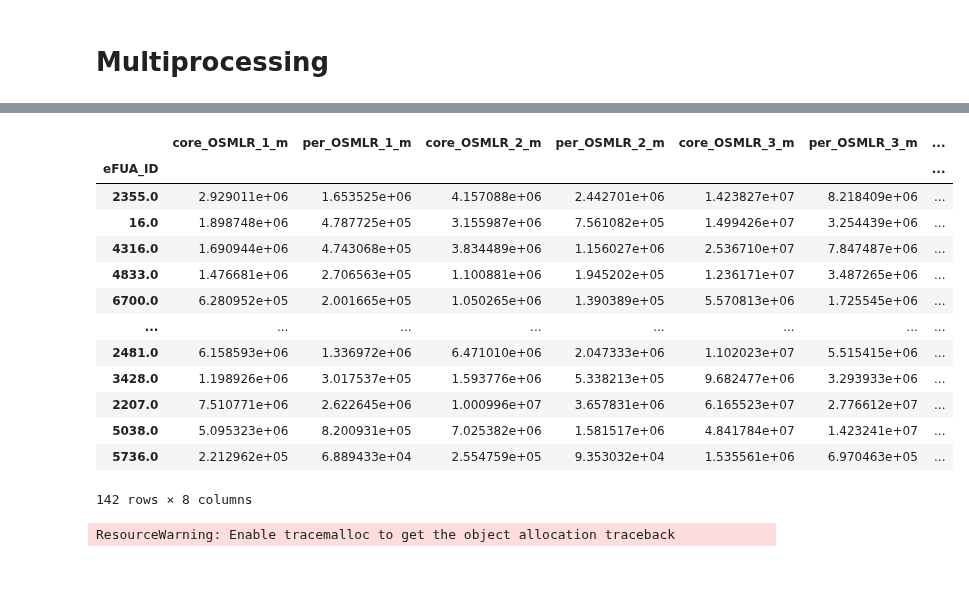
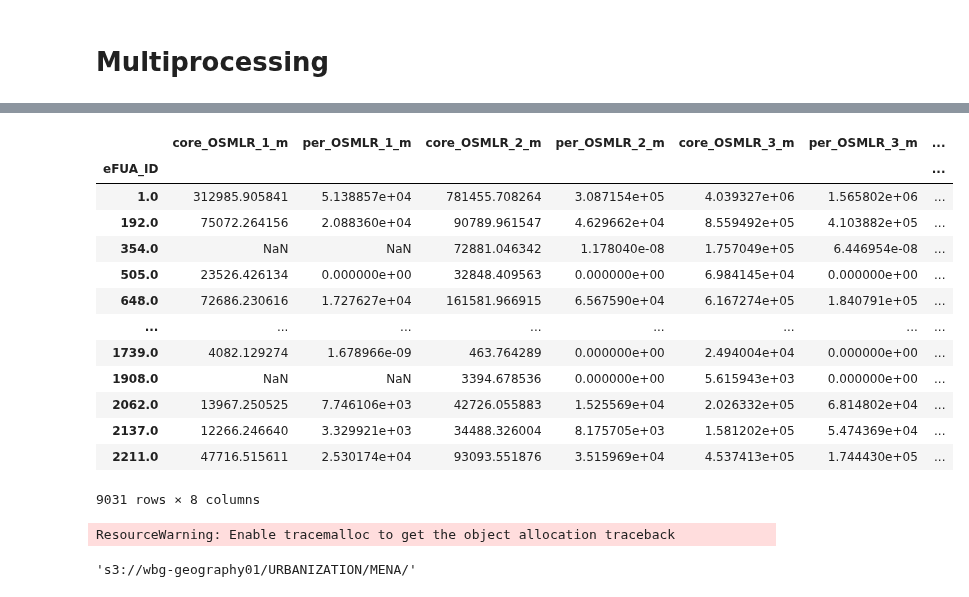
Before and after one commit to worldbank/GOSTurban, a Jupyter notebook: notebooks/Implementations/MENA_Benchmarking/OSM_Road_Length.ipynb, the cells around one changed output, grey strips where cells are left out. Cells and saved outputs as stored; diff of their text form; code cells hidden in the pictures.

Commit message:
"Adding MENA benchmarking analysis"

```diff
--- a/notebooks/Implementations/MENA_Benchmarking/OSM_Road_Length.ipynb
+++ b/notebooks/Implementations/MENA_Benchmarking/OSM_Road_Length.ipynb
@@ -202,26 +271,29 @@ for cur_fua in bad_fua:
-# %%
-fixed_roads
-# %% [output]
-|  | core_OSMLR_1_m | per_OSMLR_1_m | core_OSMLR_2_m | per_OSMLR_2_m | core_OSMLR_3_m | per_OSMLR_3_m | ... |
-| eFUA_ID |  |  |  |  |  |  | ... |
-| 2355.0 | 2.929011e+06 | 1.653525e+06 | 4.157088e+06 | 2.442701e+06 | 1.423827e+07 | 8.218409e+06 | ... |
-| 16.0 | 1.898748e+06 | 4.787725e+05 | 3.155987e+06 | 7.561082e+05 | 1.499426e+07 | 3.254439e+06 | ... |
-| 4316.0 | 1.690944e+06 | 4.743068e+05 | 3.834489e+06 | 1.156027e+06 | 2.536710e+07 | 7.847487e+06 | ... |
-| 4833.0 | 1.476681e+06 | 2.706563e+05 | 1.100881e+06 | 1.945202e+05 | 1.236171e+07 | 3.487265e+06 | ... |
-| 6700.0 | 6.280952e+05 | 2.001665e+05 | 1.050265e+06 | 1.390389e+05 | 5.570813e+06 | 1.725545e+06 | ... |
-| ... | ... | ... | ... | ... | ... | ... | ... |
-| 2481.0 | 6.158593e+06 | 1.336972e+06 | 6.471010e+06 | 2.047333e+06 | 1.102023e+07 | 5.515415e+06 | ... |
-| 3428.0 | 1.198926e+06 | 3.017537e+05 | 1.593776e+06 | 5.338213e+05 | 9.682477e+06 | 3.293933e+06 | ... |
-| 2207.0 | 7.510771e+06 | 2.622645e+06 | 1.000996e+07 | 3.657831e+06 | 6.165523e+07 | 2.776612e+07 | ... |
-| 5038.0 | 5.095323e+06 | 8.200931e+05 | 7.025382e+06 | 1.581517e+06 | 4.841784e+07 | 1.423241e+07 | ... |
-| 5736.0 | 2.212962e+05 | 6.889433e+04 | 2.554759e+05 | 9.353032e+04 | 1.535561e+06 | 6.970463e+05 | ... |
-142 rows × 8 columns
 # %%
 fixed_roads = pd.DataFrame(all_res)
 fixed_roads = fixed_roads.set_index('eFUA_ID')
 final_dataset = osm_res.set_index('eFUA_ID')
 final_dataset.update(fixed_roads)
+final_dataset
+# %% [output]
+|  | core_OSMLR_1_m | per_OSMLR_1_m | core_OSMLR_2_m | per_OSMLR_2_m | core_OSMLR_3_m | per_OSMLR_3_m | ... |
+| eFUA_ID |  |  |  |  |  |  | ... |
+| 1.0 | 312985.905841 | 5.138857e+04 | 781455.708264 | 3.087154e+05 | 4.039327e+06 | 1.565802e+06 | ... |
+| 192.0 | 75072.264156 | 2.088360e+04 | 90789.961547 | 4.629662e+04 | 8.559492e+05 | 4.103882e+05 | ... |
+| 354.0 | NaN | NaN | 72881.046342 | 1.178040e-08 | 1.757049e+05 | 6.446954e-08 | ... |
+| 505.0 | 23526.426134 | 0.000000e+00 | 32848.409563 | 0.000000e+00 | 6.984145e+04 | 0.000000e+00 | ... |
+| 648.0 | 72686.230616 | 1.727627e+04 | 161581.966915 | 6.567590e+04 | 6.167274e+05 | 1.840791e+05 | ... |
+| ... | ... | ... | ... | ... | ... | ... | ... |
+| 1739.0 | 4082.129274 | 1.678966e-09 | 463.764289 | 0.000000e+00 | 2.494004e+04 | 0.000000e+00 | ... |
+| 1908.0 | NaN | NaN | 3394.678536 | 0.000000e+00 | 5.615943e+03 | 0.000000e+00 | ... |
+| 2062.0 | 13967.250525 | 7.746106e+03 | 42726.055883 | 1.525569e+04 | 2.026332e+05 | 6.814802e+04 | ... |
+| 2137.0 | 12266.246640 | 3.329921e+03 | 34488.326004 | 8.175705e+03 | 1.581202e+05 | 5.474369e+04 | ... |
+| 2211.0 | 47716.515611 | 2.530174e+04 | 93093.551876 | 3.515969e+04 | 4.537413e+05 | 1.744430e+05 | ... |
+9031 rows × 8 columns
 # %%
 final_dataset.to_csv(os.path.join(data_folder, "ZONAL_RES", "OSM_ROAD_LENGTH", "OSMLR_Classes_length_m.csv"))
 # %% [output]
 ResourceWarning: Enable tracemalloc to get the object allocation traceback
+# %%
+data_folder
+# %% [output]
+'s3://wbg-geography01/URBANIZATION/MENA/'
```
Also changed, not shown: parts of 7 cells of this notebook, 1 other file.
